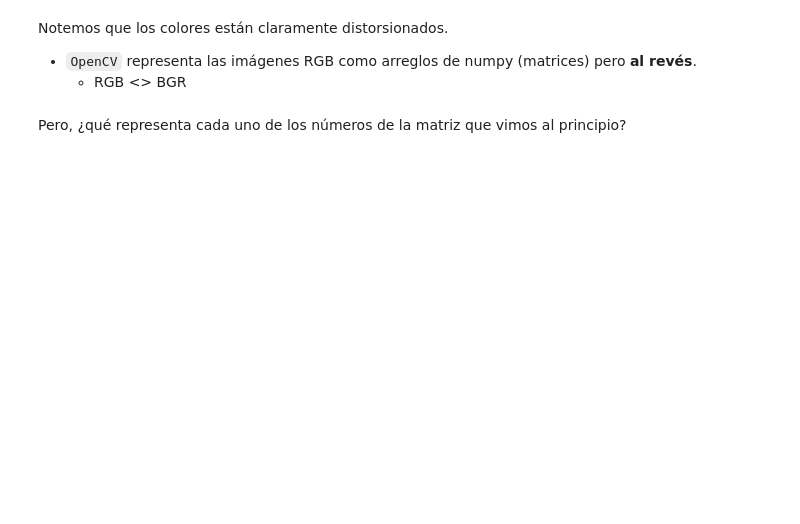
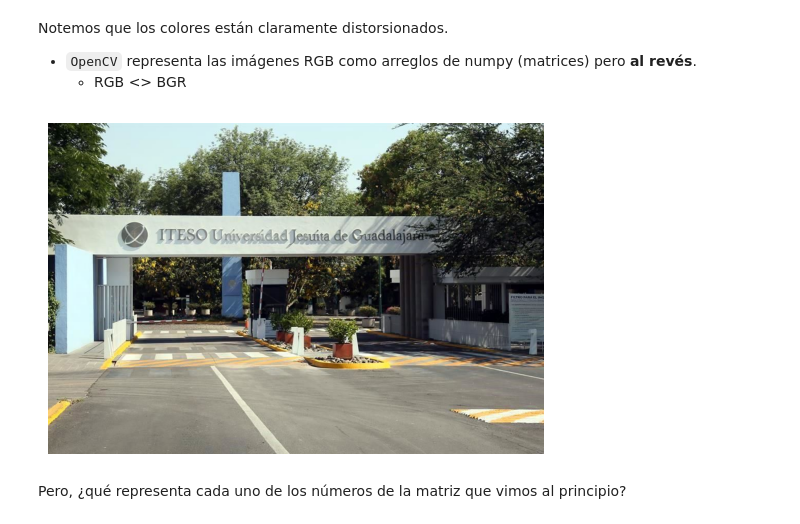
Before and after one commit to bielng/Data-Lab, a Jupyter notebook: 1,1_clase_202101 (1).ipynb, the cells around one changed output. Cells and saved outputs as stored; diff of their text form; code cells hidden in the pictures; blank space fills up the shorter version.

```diff
--- a/1,1_clase_202101 (1).ipynb
+++ b/1,1_clase_202101 (1).ipynb
@@ -145,7 +147,15 @@ Notemos que los colores están claramente distorsionados.
 # %%
 # Voltearemos la imagen con una utilería de la misma librería
 
 # Ahora sí, a graficar
+
+iteso_rgb = cv2.cvtColor(iteso, cv2.COLOR_BGR2RGB)
+
+plt.imshow(iteso_rgb)
+plt.axis('off')
+plt.show()
+# %% [output]
+[figure, added]
 # %% [markdown]
 Pero, ¿qué representa cada uno de los números de la matriz que vimos al principio?
 # %% [markdown]
```
Also changed, not shown: parts of 2 cells of this notebook.
